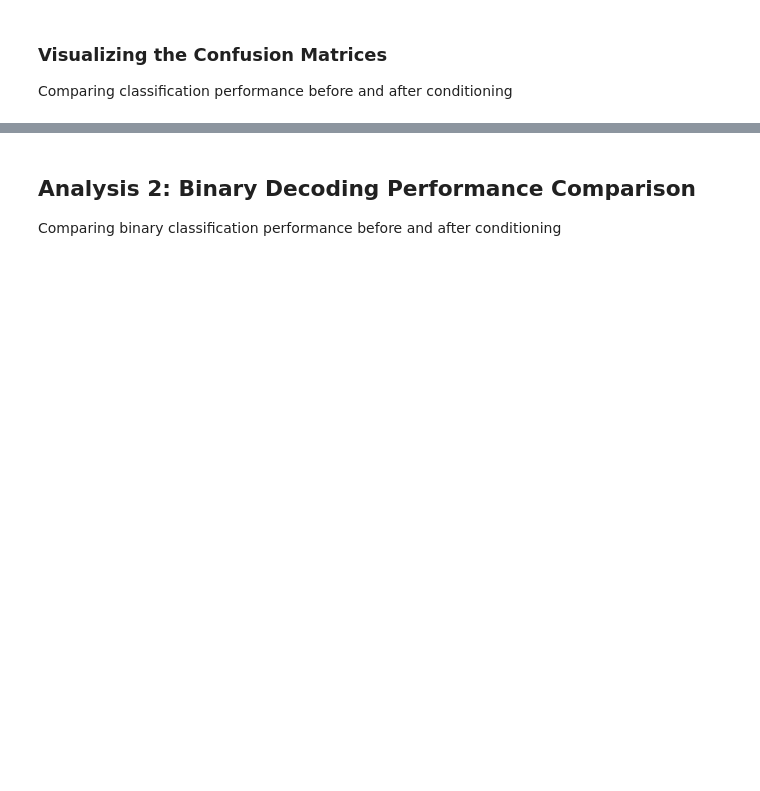
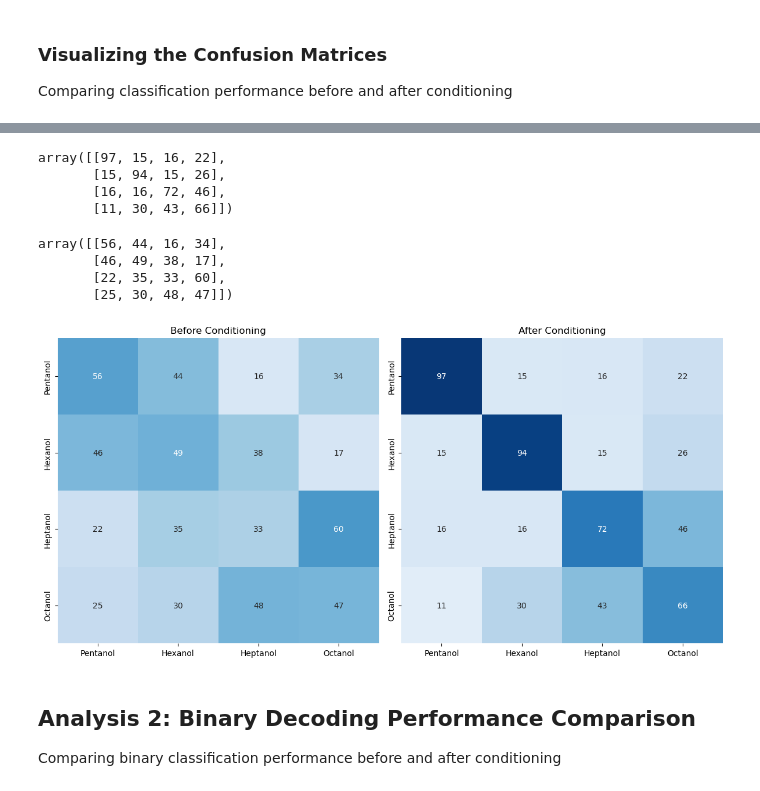
Before and after one commit to julie200388/vGlut2BF_odor_learning, a Jupyter notebook: python/odor_decoding.ipynb, the cells around one changed output, grey strips where cells are left out. Saved outputs shown, nothing was run; the diff lists cells and outputs as text; code cells hidden in the pictures; blank space fills up the shorter version.

```diff
--- a/python/odor_decoding.ipynb
+++ b/python/odor_decoding.ipynb
@@ -298,19 +371,6 @@ def binary_decoding_performance(data, rng_seed):
 # %%
-# Define data paths - NOTE: Adjust these paths to match your local directory structure
-data_path = pathlib.Path("/src/vGlut2BF_odor_learning/data")
-
-# Compute confusion matrix with multi-class classification before conditioning
-bf_data_dir = data_path / "Revision_bf"
-bf_data = load_data(bf_data_dir)
-_, _, bf_true_labels, bf_pred_labels = multi_class_decoding_performance(
-    bf_data, rng_seed=0
-)
-bf_confusion_matrix = confusion_matrix(
-    bf_true_labels, bf_pred_labels, labels=bf_data.odor.cat.categories
-)
-
 # Compute confusion matrix with multi-class classification after conditioning
-af_data_dir = data_path / "Revsion_af"
+af_data_dir = data_path / "Revision_af2"
 af_data = load_data(af_data_dir)
 af_f1score_df, af_accuracy_df, af_true_labels, af_pred_labels = (
     multi_class_decoding_performance(af_data, rng_seed=0)
@@ -361,3 +391,49 @@ plt.tight_layout()
+# %%
+ af_confusion_matrix
+# %% [output]
+array([[97, 15, 16, 22],
+       [15, 94, 15, 26],
+       [16, 16, 72, 46],
+       [11, 30, 43, 66]])
+# %%
+bf_confusion_matrix
+# %% [output]
+array([[56, 44, 16, 34],
+       [46, 49, 38, 17],
+       [22, 35, 33, 60],
+       [25, 30, 48, 47]])
+# %%
+## Visualize confusion matrices
+fig, ax = plt.subplots(1, 2, figsize=(12, 6))
+sns.heatmap(
+    bf_confusion_matrix,
+    annot=True,
+    fmt="d",
+    cmap="Blues",
+    cbar=False,
+    ax=ax[0],
+    xticklabels=bf_data.odor.cat.categories,
+    yticklabels=bf_data.odor.cat.categories,
+    vmin=0,
+    vmax=100,
+)
+ax[0].set_title("Before Conditioning")
+sns.heatmap(
+   af_confusion_matrix,
+    annot=True,
+    fmt="d",
+    cmap="Blues",
+    cbar=False,
+    ax=ax[1],
+   xticklabels=af_data.odor.cat.categories,
+    yticklabels=af_data.odor.cat.categories,
+    vmin=0,
+    vmax=100,
+)
+ax[1].set_title("After Conditioning")
+plt.tight_layout()
+# %% [output]
+[figure, added]
 # %% [markdown]
  ## Analysis 2: Binary Decoding Performance Comparison
 
```
Also changed, not shown: parts of 13 cells of this notebook, 38 other files.
